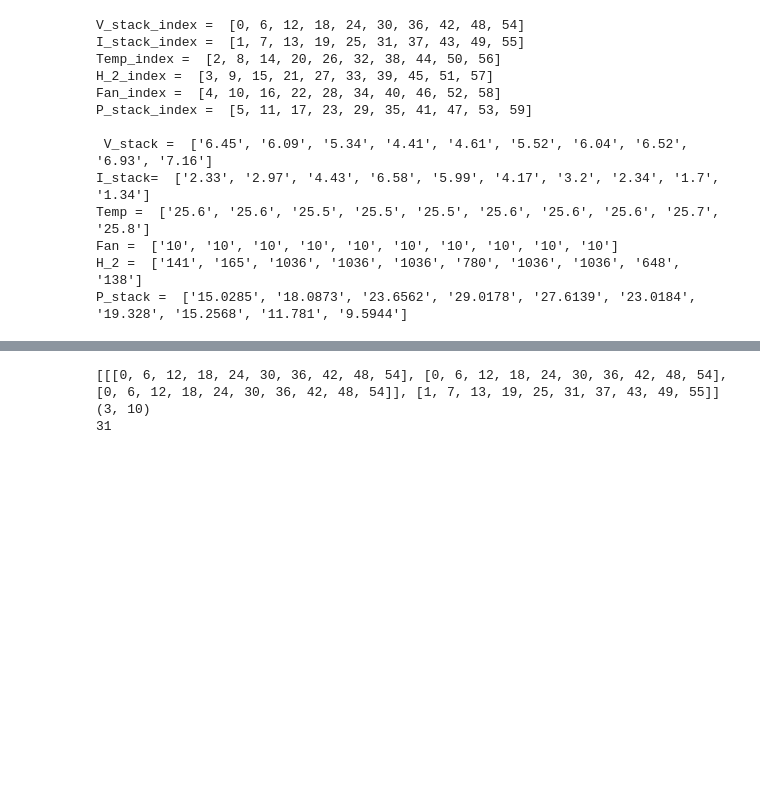
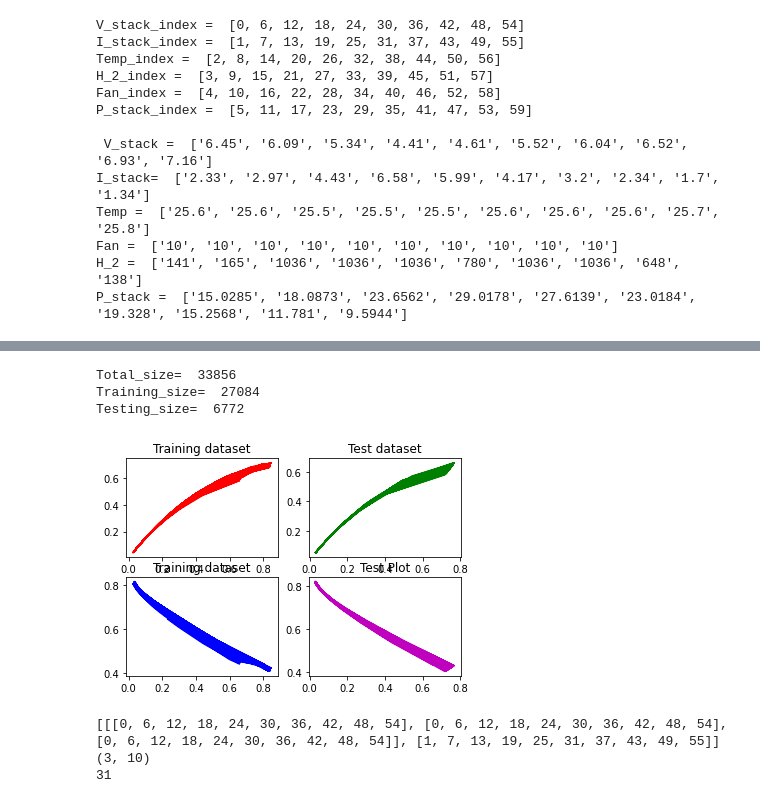
Before and after one commit to Mohamed-derbeli/Application-of-ML-in-a-fuel-cell-system, a Jupyter notebook: Modeling_of_a_Commercial_Heliocentris_PEMFC_System.ipynb, the cells around one changed output, grey strips where cells are left out. Saved outputs shown, nothing was run; the diff lists cells and outputs as text; code cells hidden in the pictures; blank space fills up the shorter version.

```diff
--- a/Modeling_of_a_Commercial_Heliocentris_PEMFC_System.ipynb
+++ b/Modeling_of_a_Commercial_Heliocentris_PEMFC_System.ipynb
@@ -163,3 +138,77 @@ Testing_size=  6772
+# %%
+Total_size=len(V_stack)
+Training_size= int(.8 * Total_size)
+Testing_size= Total_size - Training_size
+
+#training data
+V_stack_train=V_stack[:Training_size]
+I_stack_train=I_stack[:Training_size]
+Temp_train=Temp[:Training_size]
+Fan_train=Fan[:Training_size]
+H_2_train=H_2[:Training_size]
+P_stack_train=P_stack[:Training_size]
+
+#testing data
+V_stack_test=V_stack[Training_size:]
+I_stack_test=I_stack[Training_size:]
+Temp_test=Temp[Training_size:]
+Fan_test=Fan[Training_size:]
+H_2_test=H_2[Training_size:]
+P_stack_test=P_stack[Training_size:]
+
+print("Total_size= ", Total_size)
+print("Training_size= ", Training_size)
+print("Testing_size= ", Testing_size)
+# print(len(V_stack_train))
+
+# plt.scatter(I_stack_train, P_stack_train)
+# plt.scatter(I_stack_train, V_stack_train)
+
+# plt.scatter(I_stack_test, P_stack_test)
+# plt.scatter(I_stack_test, V_stack_test)
+
+
+
+fig, ax = plt.subplots(2, 2)
+
+ax[0, 0].plot(I_stack_train[:2000], P_stack_train[0:2000], 'r', label='Istack Vs Pstack') #row=0, col=0
+ax[0, 0].title.set_text('Training dataset')
+ax[1, 0].plot(I_stack_train[0:2000], V_stack_train[0:2000], 'b', label='Istack Vs Vstack') #row=1, col=0
+ax[1, 0].title.set_text('Training dataset')
+ax[0, 1].plot(I_stack_test[:1000], P_stack_test[0:1000], 'g', label='Istack Vs Pstack') #row=0, col=1
+ax[0, 1].title.set_text('Test dataset')
+ax[1, 1].plot(I_stack_test[0:1000], V_stack_test[0:1000], 'm', label='Istack Vs Vstack') #row=1, col=1
+ax[1, 1].title.set_text('Test Plot')
+plt.show()
+
+
+# plt.plot(I_stack_train[:2000], P_stack_train[0:2000], 'r', label='Istack Vs Pstack')
+# plt.title('Training dataset')
+# plt.legend()
+# plt.figure()
+# plt.plot(I_stack_train[0:2000], V_stack_train[0:2000], 'b', label='Istack Vs Vstack')
+# plt.title('Training dataset')
+# plt.legend()
+# plt.figure()
+
+
+# plt.plot(I_stack_test[:1000], P_stack_test[0:1000], 'g', label='Istack Vs Pstack')
+# plt.title('Test dataset')
+# plt.legend()
+# plt.figure()
+# plt.plot(I_stack_test[0:1000], V_stack_test[0:1000], 'm', label='Istack Vs Vstack')
+# plt.title('Test dataset')
+# plt.legend()
+# plt.figure()
+
+
+
+# plt.show()
+# %% [output]
+Total_size=  33856
+Training_size=  27084
+Testing_size=  6772
+[figure, added]
 # %%
     DESIRED_ACCURACY = 0.999
 
```
Also changed, not shown: parts of 3 cells of this notebook.
